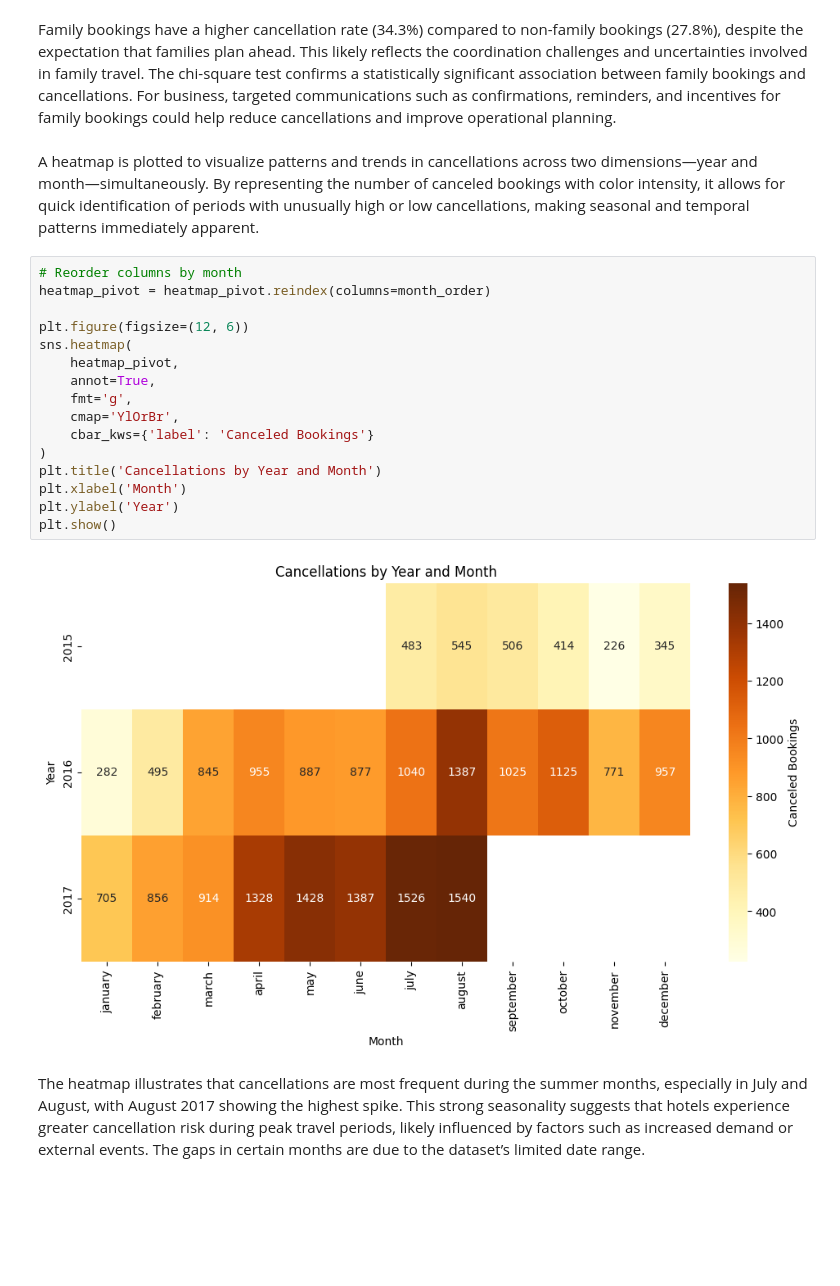
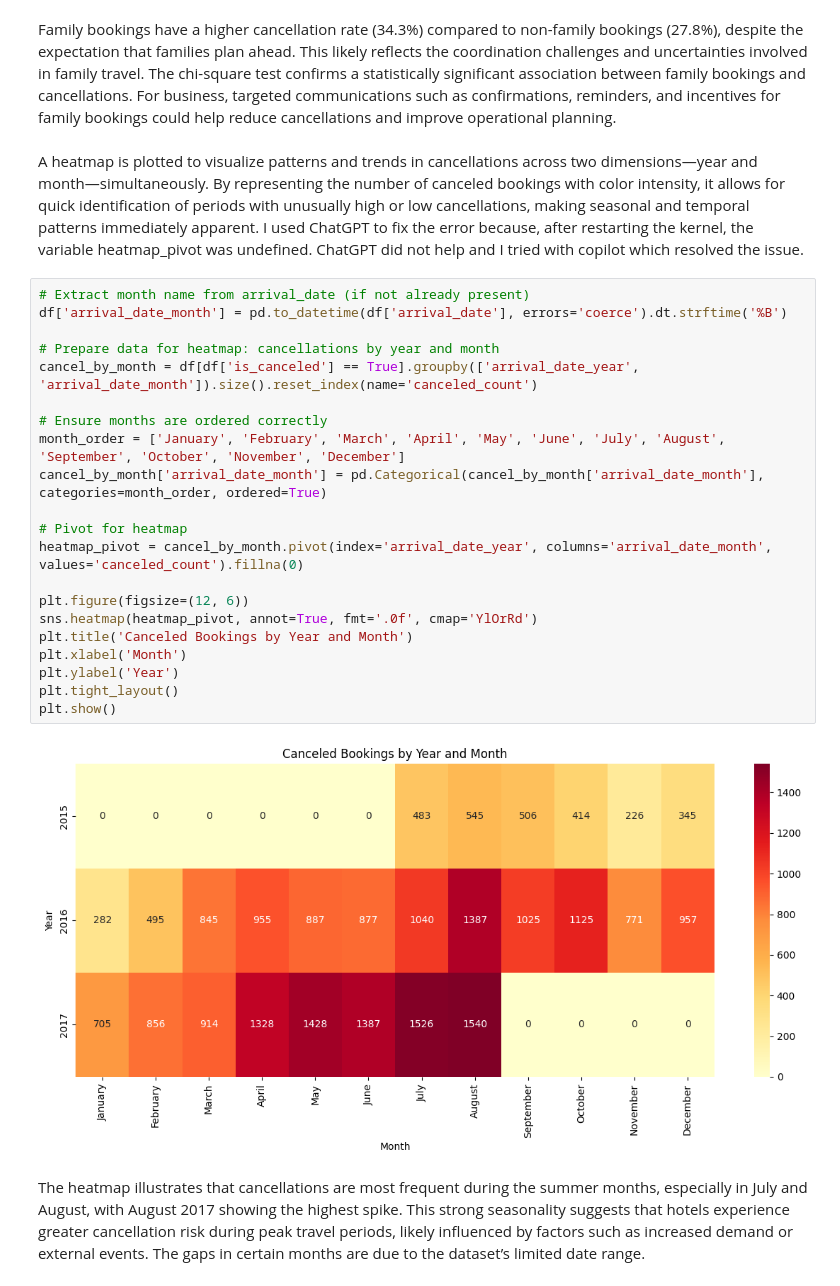
Before and after one commit to desi0302/CancelScope-Hotel-Booking-Analysis, a Jupyter notebook: jupyter_notebooks/eda.ipynb, the cells around one changed output. Saved outputs shown, nothing was run; the diff lists cells and outputs as text; blank space fills up the shorter version.

```diff
--- a/jupyter_notebooks/eda.ipynb
+++ b/jupyter_notebooks/eda.ipynb
@@ -492,24 +487,30 @@ Chi-square test: chi2=155.20, p-value=0.0000
 Family bookings have a higher cancellation rate (34.3%) compared to non-family bookings (27.8%), despite the expectation that families plan ahead. This likely reflects the coordination challenges and uncertainties involved in family travel. The chi-square test confirms a statistically significant association between family bookings and cancellations. For business, targeted communications such as confirmations, reminders, and incentives for family bookings could help reduce cancellations and improve operational planning.
 # %% [markdown]
 A heatmap is plotted to visualize patterns and trends in cancellations across two dimensions—year and month—simultaneously. By representing the number of canceled bookings with color intensity, it allows for quick identification of periods with unusually high or low cancellations, making seasonal and temporal patterns immediately apparent.
+I used ChatGPT to fix the error because, after restarting the kernel, the variable heatmap_pivot was undefined. ChatGPT did not help and I tried with copilot which resolved the issue.
-# %%
-# Reorder columns by month
-heatmap_pivot = heatmap_pivot.reindex(columns=month_order)
-
-plt.figure(figsize=(12, 6))
-sns.heatmap(
-    heatmap_pivot,
-    annot=True,
-    fmt='g',
-    cmap='YlOrBr',
-    cbar_kws={'label': 'Canceled Bookings'}
-)
-plt.title('Cancellations by Year and Month')
-plt.xlabel('Month')
-plt.ylabel('Year')
-plt.show()
-# %% [output]
-[figure, removed]
+# %%
+# Extract month name from arrival_date (if not already present)
+df['arrival_date_month'] = pd.to_datetime(df['arrival_date'], errors='coerce').dt.strftime('%B')
+
+# Prepare data for heatmap: cancellations by year and month
+cancel_by_month = df[df['is_canceled'] == True].groupby(['arrival_date_year', 'arrival_date_month']).size().reset_index(name='canceled_count')
+
+# Ensure months are ordered correctly
+month_order = ['January', 'February', 'March', 'April', 'May', 'June', 'July', 'August', 'September', 'October', 'November', 'December']
+cancel_by_month['arrival_date_month'] = pd.Categorical(cancel_by_month['arrival_date_month'], categories=month_order, ordered=True)
+
+# Pivot for heatmap
+heatmap_pivot = cancel_by_month.pivot(index='arrival_date_year', columns='arrival_date_month', values='canceled_count').fillna(0)
+
+plt.figure(figsize=(12, 6))
+sns.heatmap(heatmap_pivot, annot=True, fmt='.0f', cmap='YlOrRd')
+plt.title('Canceled Bookings by Year and Month')
+plt.xlabel('Month')
+plt.ylabel('Year')
+plt.tight_layout()
+plt.show()
+# %% [output]
+[figure, added]
 # %% [markdown]
 The heatmap illustrates that cancellations are most frequent during the summer months, especially in July and August, with August 2017 showing the highest spike. This strong seasonality suggests that hotels experience greater cancellation risk during peak travel periods, likely influenced by factors such as increased demand or external events. The gaps in certain months are due to the dataset’s limited date range.
 # %% [markdown]
```
Also changed, not shown: parts of 4 cells of this notebook, 1 other file.
